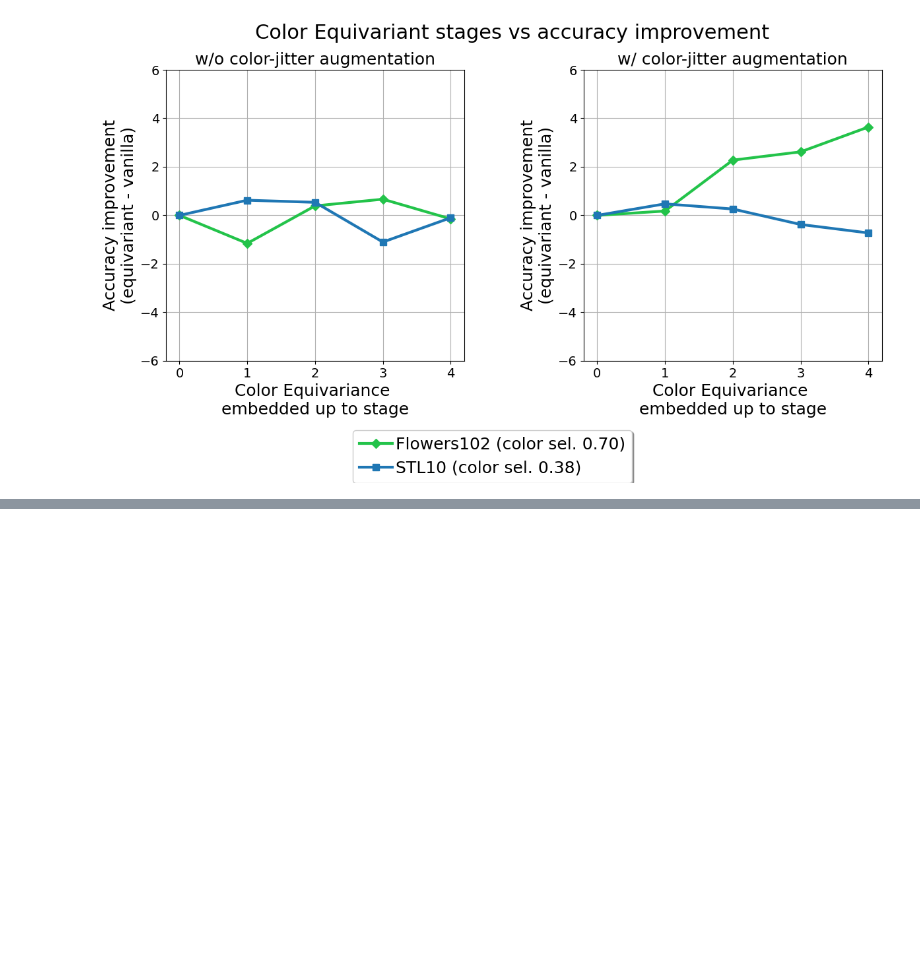
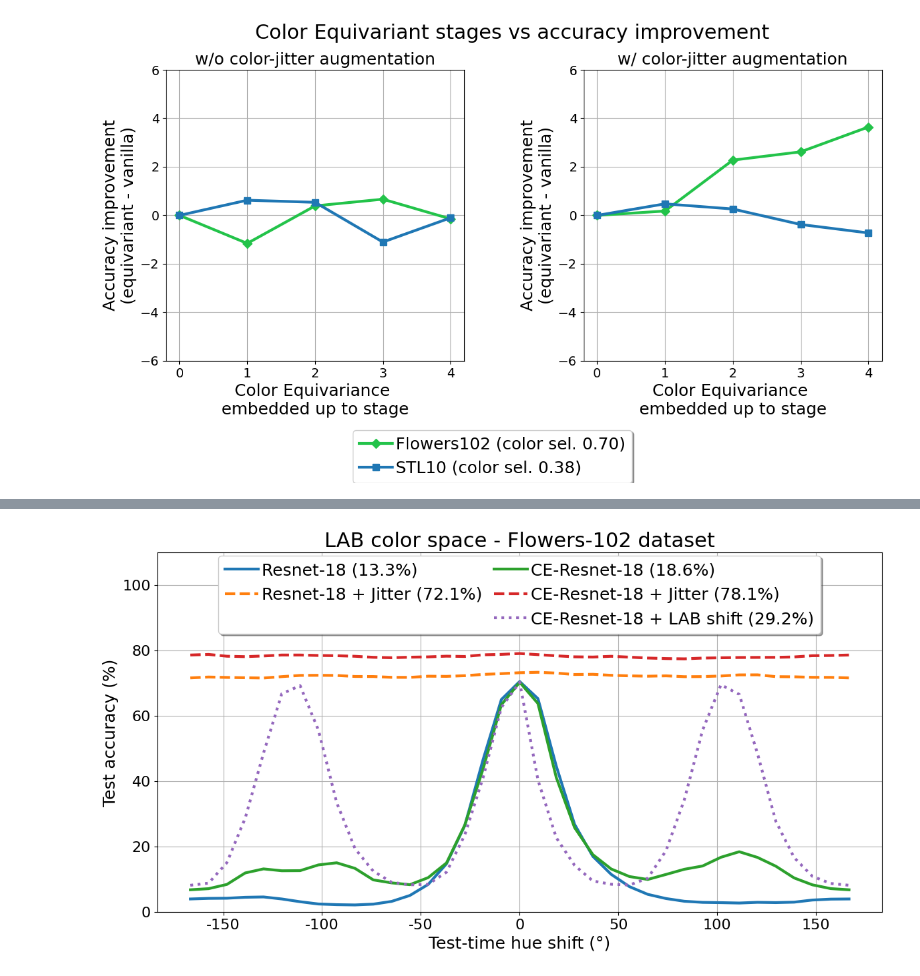
Before and after one commit to ArcovanBreda/CEConvDL2, a Jupyter notebook: CEConv/Arcos_notebook.ipynb, the cells around one changed output, grey strips where cells are left out. Saved outputs shown, nothing was run; the diff lists cells and outputs as text; code cells hidden in the pictures; blank space fills up the shorter version.

```diff
--- a/CEConv/Arcos_notebook.ipynb
+++ b/CEConv/Arcos_notebook.ipynb
@@ -89,0 +73,5 @@ model performances:
+# %%
+from utils import lab
+lab()
+# %% [output]
+[figure, added]
```
Also changed, not shown: parts of 12 cells of this notebook, 11 other files.
